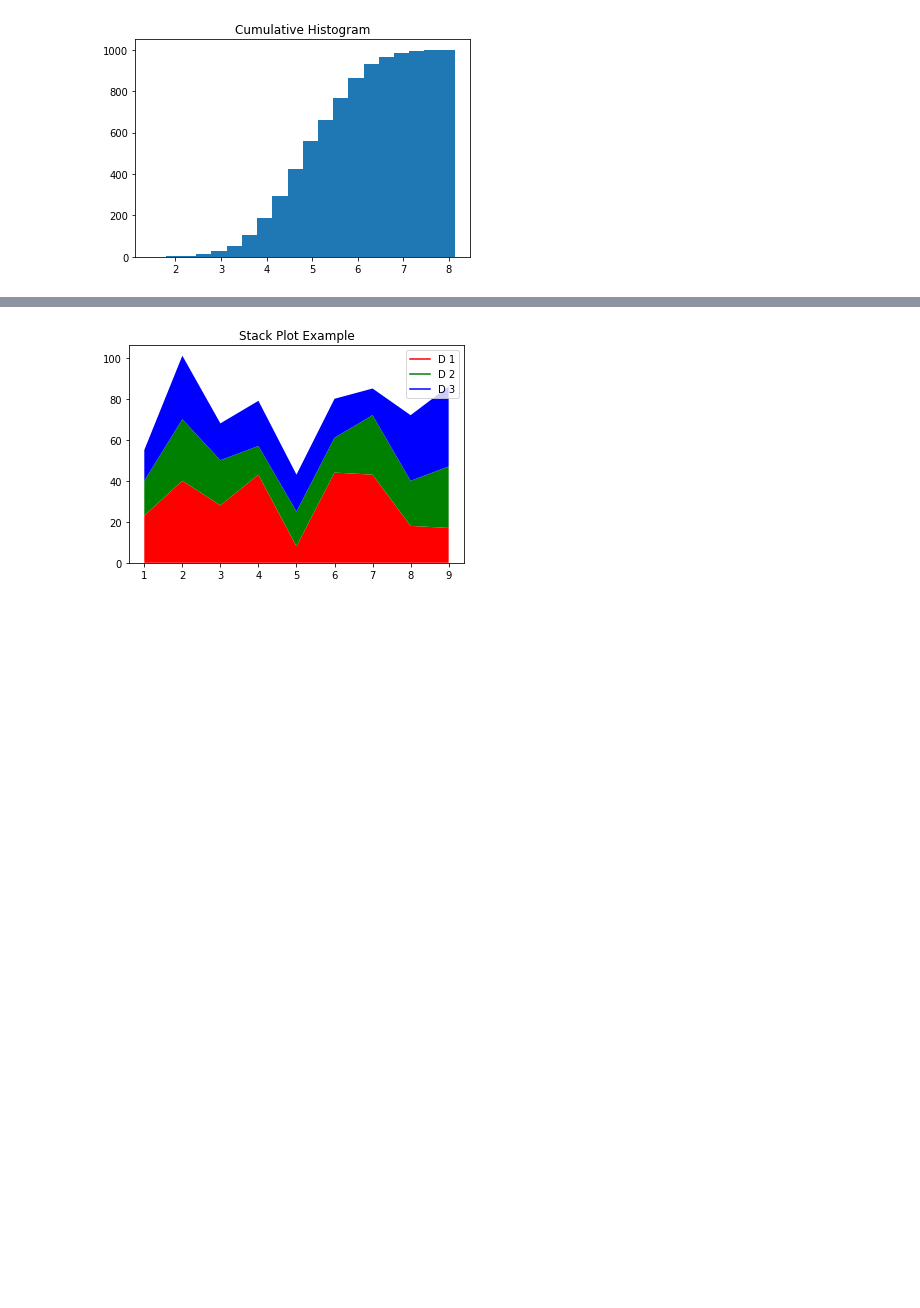
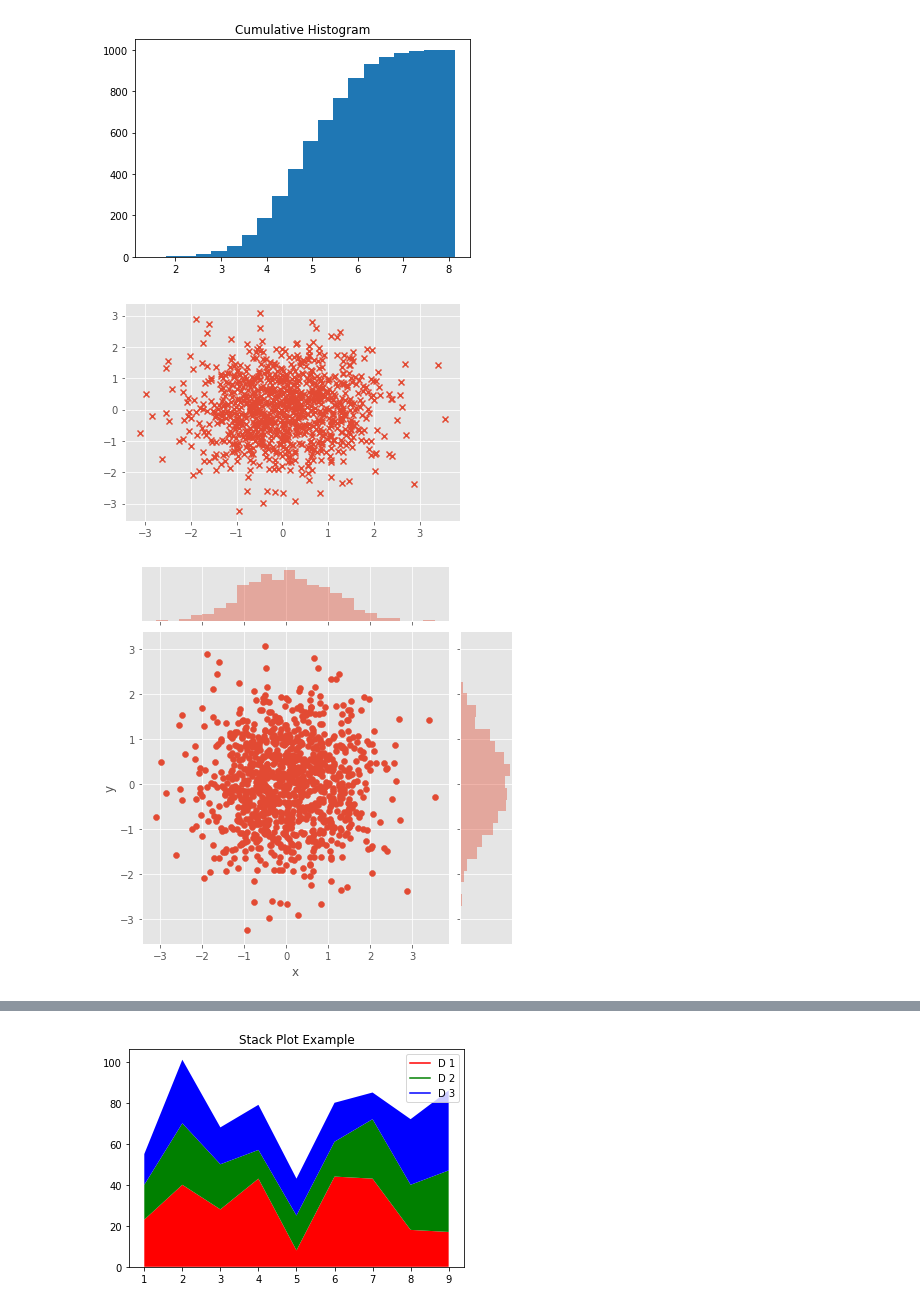
Before and after one commit to brian3073456/20200319, a Jupyter notebook: Untitled10.ipynb, the cells around one changed output, grey strips where cells are left out. Cells and saved outputs as stored; diff of their text form; code cells hidden in the pictures; blank space fills up the shorter version.

```diff
--- a/Untitled10.ipynb
+++ b/Untitled10.ipynb
@@ -198,3 +198,22 @@ plt.show()
 [figure]
 [figure]
 [figure]
+# %%
+import numpy as np
+import pandas as pd
+import matplotlib.pyplot as plt
+import seaborn as sns
+
+N = 1000
+x = np.random.randn(N)
+y = np.random.randn(N)
+
+plt.scatter(x, y,marker='x')
+plt.show()
+
+df = pd.DataFrame({'x': x, 'y': y})
+sns.jointplot(x="x", y="y", data=df, kind='scatter');
+plt.show()
+# %% [output]
+[figure, added]
+[figure, added]
```
Also changed, not shown: parts of 6 cells of this notebook.
